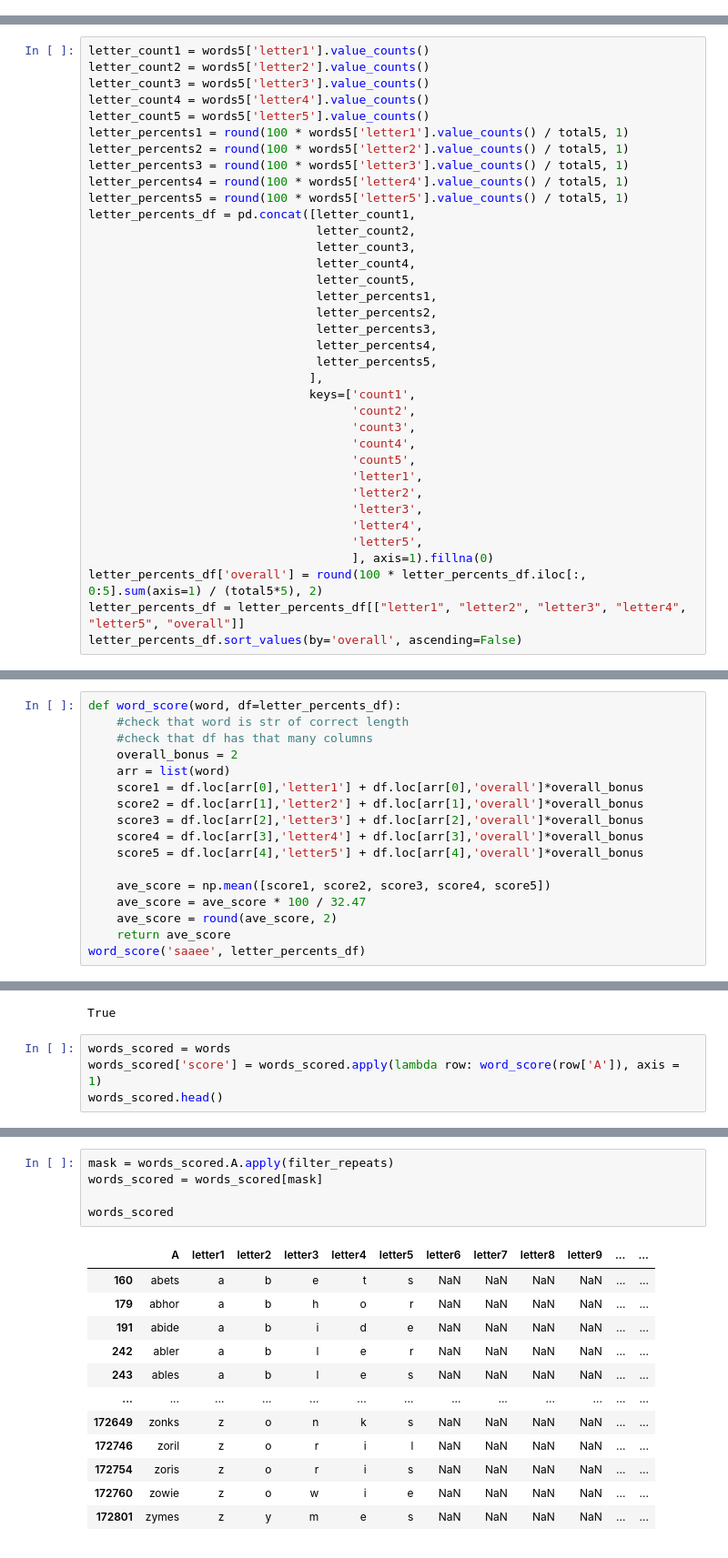
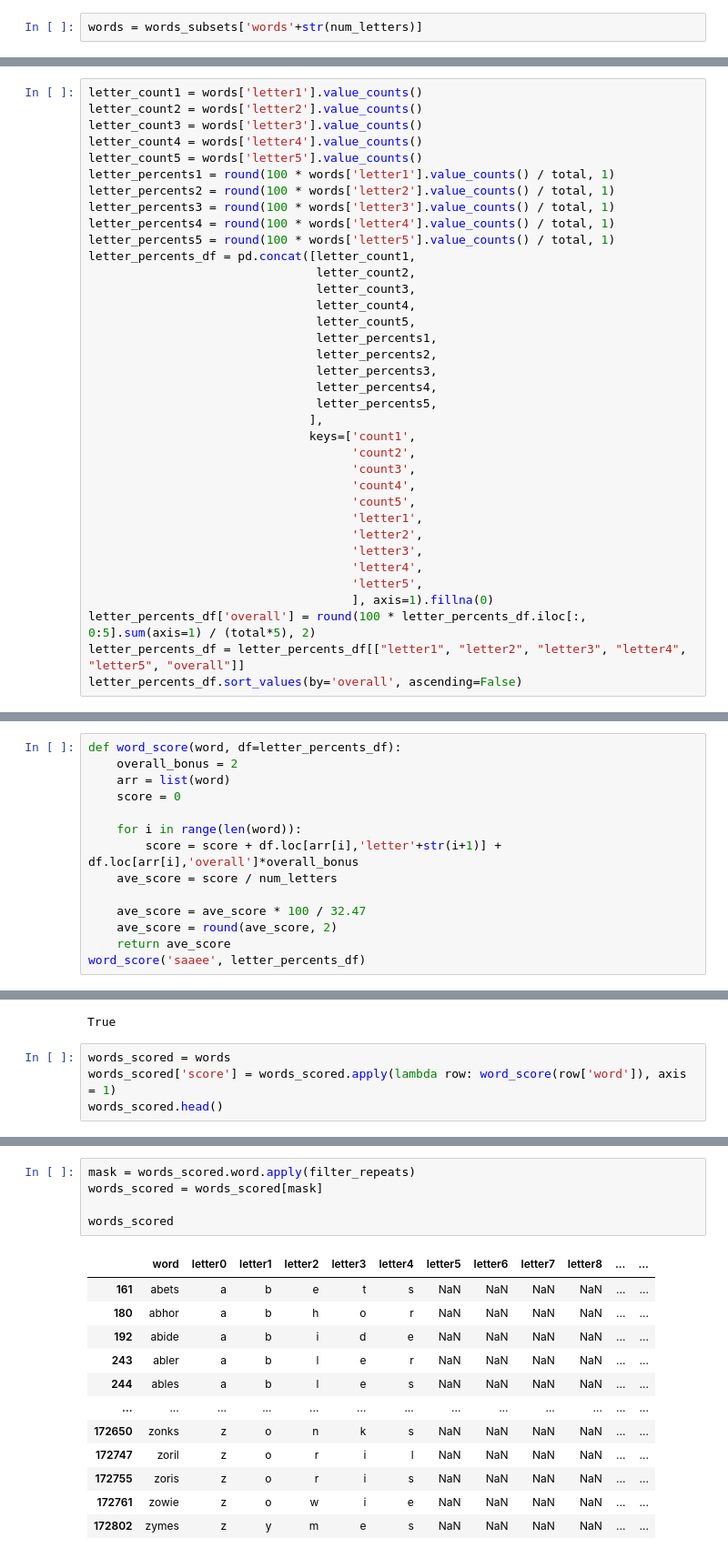
Before and after one commit to Radascript/wordle_solver, a Jupyter notebook: dict_anal.ipynb, the cells around one changed output, grey strips where cells are left out. Shown: that part at 91% size. Drawn from its saved outputs; the diff is of its cells as text.

```diff
--- a/dict_anal.ipynb
+++ b/dict_anal.ipynb
@@ -158,0 +48,2 @@ counts
+# %%
+words = words_subsets['words'+str(num_letters)]
@@ -218,14 +98,14 @@ letter_percents
 # %%
-letter_count1 = words5['letter1'].value_counts()
-letter_count2 = words5['letter2'].value_counts()
-letter_count3 = words5['letter3'].value_counts()
-letter_count4 = words5['letter4'].value_counts()
-letter_count5 = words5['letter5'].value_counts()
-letter_percents1 = round(100 * words5['letter1'].value_counts() / total5, 1)
-letter_percents2 = round(100 * words5['letter2'].value_counts() / total5, 1)
-letter_percents3 = round(100 * words5['letter3'].value_counts() / total5, 1)
-letter_percents4 = round(100 * words5['letter4'].value_counts() / total5, 1)
-letter_percents5 = round(100 * words5['letter5'].value_counts() / total5, 1)
+letter_count1 = words['letter1'].value_counts()
+letter_count2 = words['letter2'].value_counts()
+letter_count3 = words['letter3'].value_counts()
+letter_count4 = words['letter4'].value_counts()
+letter_count5 = words['letter5'].value_counts()
+letter_percents1 = round(100 * words['letter1'].value_counts() / total, 1)
+letter_percents2 = round(100 * words['letter2'].value_counts() / total, 1)
+letter_percents3 = round(100 * words['letter3'].value_counts() / total, 1)
+letter_percents4 = round(100 * words['letter4'].value_counts() / total, 1)
+letter_percents5 = round(100 * words['letter5'].value_counts() / total, 1)
 letter_percents_df = pd.concat([letter_count1,
                                 letter_count2,
                                 letter_count3,
@@ -248,7 +128,7 @@ letter_percents_df = pd.concat([letter_count1,
                                      'letter4',
                                      'letter5',
                                      ], axis=1).fillna(0)
-letter_percents_df['overall'] = round(100 * letter_percents_df.iloc[:, 0:5].sum(axis=1) / (total5*5), 2)
+letter_percents_df['overall'] = round(100 * letter_percents_df.iloc[:, 0:5].sum(axis=1) / (total*5), 2)
 letter_percents_df = letter_percents_df[["letter1", "letter2", "letter3", "letter4", "letter5", "overall"]]
 letter_percents_df.sort_values(by='overall', ascending=False)
 # %% [output]
@@ -272,16 +152,13 @@ letter_percents_df.sort_values(by='overall', ascending=False)
 # %%
 def word_score(word, df=letter_percents_df):
-    #check that word is str of correct length
-    #check that df has that many columns
     overall_bonus = 2
     arr = list(word)
-    score1 = df.loc[arr[0],'letter1'] + df.loc[arr[0],'overall']*overall_bonus
-    score2 = df.loc[arr[1],'letter2'] + df.loc[arr[1],'overall']*overall_bonus
-    score3 = df.loc[arr[2],'letter3'] + df.loc[arr[2],'overall']*overall_bonus
-    score4 = df.loc[arr[3],'letter4'] + df.loc[arr[3],'overall']*overall_bonus
-    score5 = df.loc[arr[4],'letter5'] + df.loc[arr[4],'overall']*overall_bonus
+    score = 0
 
-    ave_score = np.mean([score1, score2, score3, score4, score5])
+    for i in range(len(word)):
+        score = score + df.loc[arr[i],'letter'+str(i+1)] + df.loc[arr[i],'overall']*overall_bonus
+    ave_score = score / num_letters
+
     ave_score = ave_score * 100 / 32.47
     ave_score = round(ave_score, 2)
     return ave_score
@@ -308,6 +181,6 @@ filter_repeats('help')
 True
 # %%
 words_scored = words
-words_scored['score'] = words_scored.apply(lambda row: word_score(row['A']), axis = 1)
+words_scored['score'] = words_scored.apply(lambda row: word_score(row['word']), axis = 1)
 words_scored.head()
 # %% [output]
@@ -320,21 +193,21 @@ words_scored.head()
 5 rows × 22 columns
 # %%
-mask = words_scored.A.apply(filter_repeats)
+mask = words_scored.word.apply(filter_repeats)
 words_scored = words_scored[mask]
 
 words_scored
 # %% [output]
-|  | A | letter1 | letter2 | letter3 | letter4 | letter5 | letter6 | letter7 | letter8 | letter9 | ... | ... |
-| 160 | abets | a | b | e | t | s | NaN | NaN | NaN | NaN | ... | ... |
-| 179 | abhor | a | b | h | o | r | NaN | NaN | NaN | NaN | ... | ... |
-| 191 | abide | a | b | i | d | e | NaN | NaN | NaN | NaN | ... | ... |
-| 242 | abler | a | b | l | e | r | NaN | NaN | NaN | NaN | ... | ... |
-| 243 | ables | a | b | l | e | s | NaN | NaN | NaN | NaN | ... | ... |
+|  | word | letter0 | letter1 | letter2 | letter3 | letter4 | letter5 | letter6 | letter7 | letter8 | ... | ... |
+| 161 | abets | a | b | e | t | s | NaN | NaN | NaN | NaN | ... | ... |
+| 180 | abhor | a | b | h | o | r | NaN | NaN | NaN | NaN | ... | ... |
+| 192 | abide | a | b | i | d | e | NaN | NaN | NaN | NaN | ... | ... |
+| 243 | abler | a | b | l | e | r | NaN | NaN | NaN | NaN | ... | ... |
+| 244 | ables | a | b | l | e | s | NaN | NaN | NaN | NaN | ... | ... |
 | ... | ... | ... | ... | ... | ... | ... | ... | ... | ... | ... | ... | ... |
-| 172649 | zonks | z | o | n | k | s | NaN | NaN | NaN | NaN | ... | ... |
-| 172746 | zoril | z | o | r | i | l | NaN | NaN | NaN | NaN | ... | ... |
-| 172754 | zoris | z | o | r | i | s | NaN | NaN | NaN | NaN | ... | ... |
-| 172760 | zowie | z | o | w | i | e | NaN | NaN | NaN | NaN | ... | ... |
-| 172801 | zymes | z | y | m | e | s | NaN | NaN | NaN | NaN | ... | ... |
+| 172650 | zonks | z | o | n | k | s | NaN | NaN | NaN | NaN | ... | ... |
+| 172747 | zoril | z | o | r | i | l | NaN | NaN | NaN | NaN | ... | ... |
+| 172755 | zoris | z | o | r | i | s | NaN | NaN | NaN | NaN | ... | ... |
+| 172761 | zowie | z | o | w | i | e | NaN | NaN | NaN | NaN | ... | ... |
+| 172802 | zymes | z | y | m | e | s | NaN | NaN | NaN | NaN | ... | ... |
 5665 rows × 22 columns
 # %%
```
Also changed, not shown: parts of 24 cells of this notebook.
